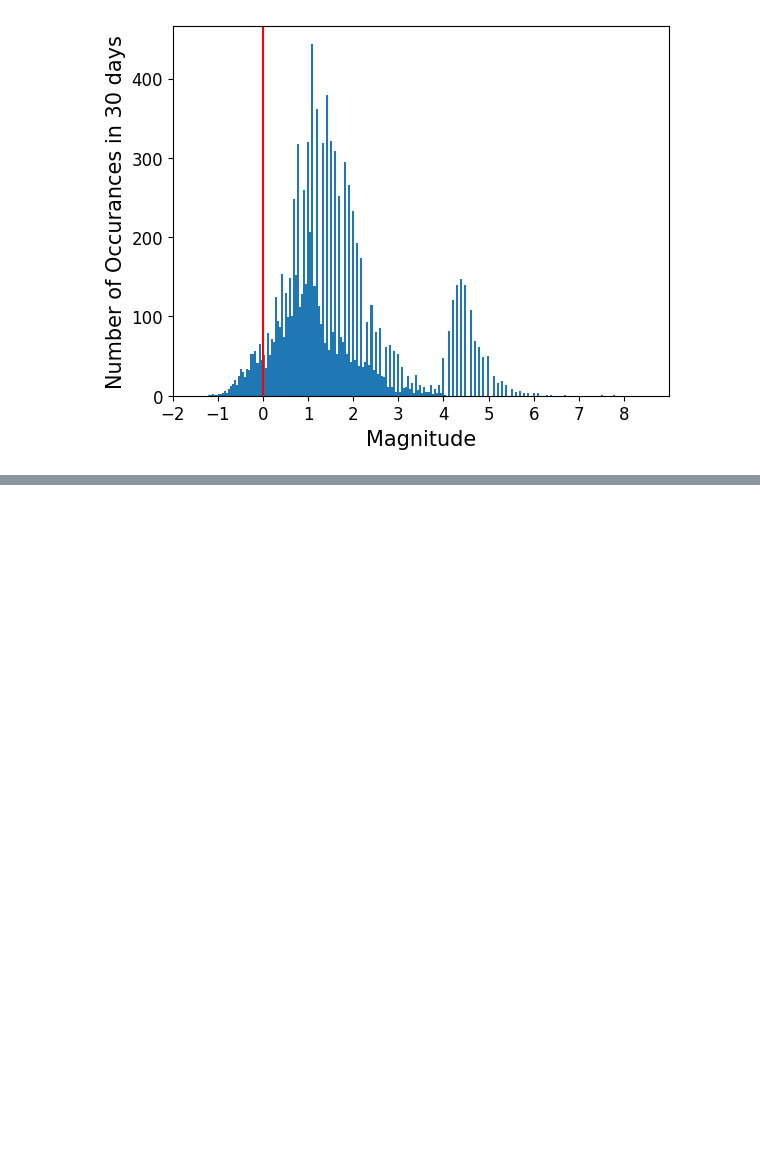
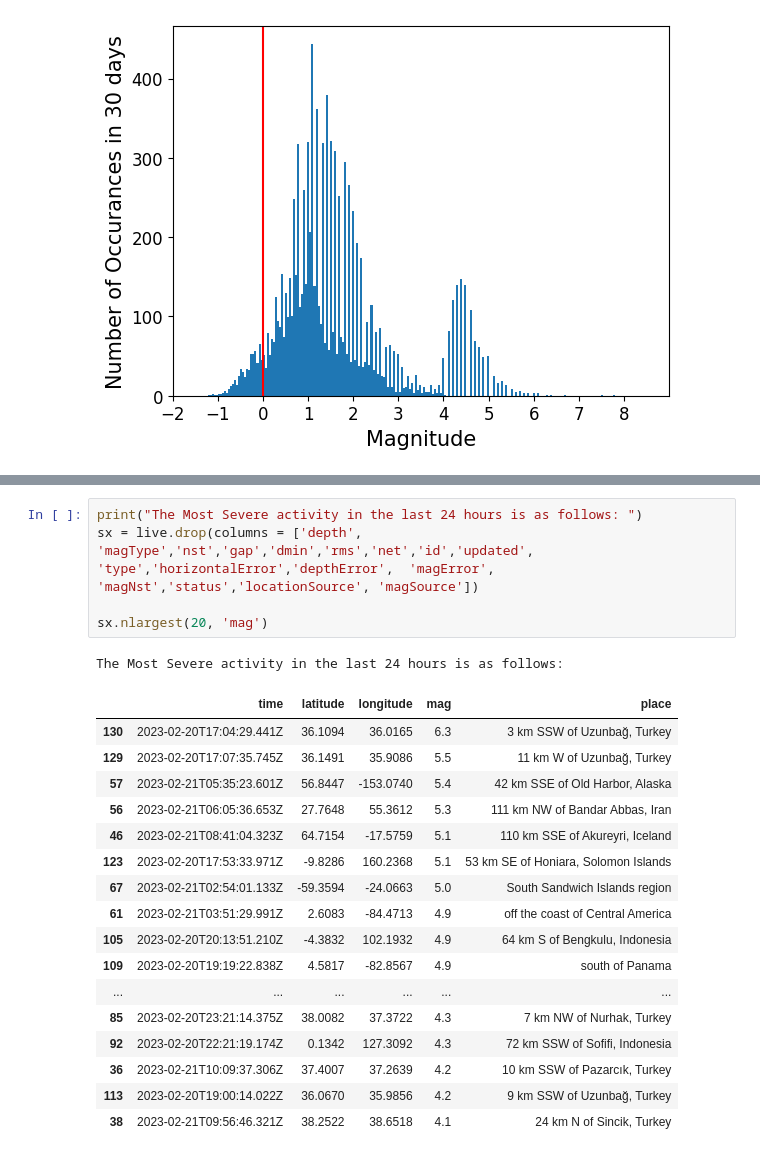
Before and after one commit to Hoskins-s559245/datafun-06-projects, a Jupyter notebook: Hoskins_Task1.ipynb, the cells around one changed output, grey strips where cells are left out. Drawn from its saved outputs; the diff is of its cells as text; blank space fills up the shorter version.

```diff
--- a/Hoskins_Task1.ipynb
+++ b/Hoskins_Task1.ipynb
@@ -142,0 +190,25 @@ m.bluemarble()
+# %%
+print("The Most Severe activity in the last 24 hours is as follows: ")
+sx = live.drop(columns = ['depth', 'magType','nst','gap','dmin','rms','net','id','updated',
+'type','horizontalError','depthError',	'magError',	'magNst','status','locationSource',	'magSource'])
+
+sx.nlargest(20, 'mag')
+# %% [output]
+The Most Severe activity in the last 24 hours is as follows:
+|  | time | latitude | longitude | mag | place |
+| 130 | 2023-02-20T17:04:29.441Z | 36.1094 | 36.0165 | 6.3 | 3 km SSW of Uzunbağ, Turkey |
+| 129 | 2023-02-20T17:07:35.745Z | 36.1491 | 35.9086 | 5.5 | 11 km W of Uzunbağ, Turkey |
+| 57 | 2023-02-21T05:35:23.601Z | 56.8447 | -153.0740 | 5.4 | 42 km SSE of Old Harbor, Alaska |
+| 56 | 2023-02-21T06:05:36.653Z | 27.7648 | 55.3612 | 5.3 | 111 km NW of Bandar Abbas, Iran |
+| 46 | 2023-02-21T08:41:04.323Z | 64.7154 | -17.5759 | 5.1 | 110 km SSE of Akureyri, Iceland |
+| 123 | 2023-02-20T17:53:33.971Z | -9.8286 | 160.2368 | 5.1 | 53 km SE of Honiara, Solomon Islands |
+| 67 | 2023-02-21T02:54:01.133Z | -59.3594 | -24.0663 | 5.0 | South Sandwich Islands region |
+| 61 | 2023-02-21T03:51:29.991Z | 2.6083 | -84.4713 | 4.9 | off the coast of Central America |
+| 105 | 2023-02-20T20:13:51.210Z | -4.3832 | 102.1932 | 4.9 | 64 km S of Bengkulu, Indonesia |
+| 109 | 2023-02-20T19:19:22.838Z | 4.5817 | -82.8567 | 4.9 | south of Panama |
+| ... | ... | ... | ... | ... | ... |
+| 85 | 2023-02-20T23:21:14.375Z | 38.0082 | 37.3722 | 4.3 | 7 km NW of Nurhak, Turkey |
+| 92 | 2023-02-20T22:21:19.174Z | 0.1342 | 127.3092 | 4.3 | 72 km SSW of Sofifi, Indonesia |
+| 36 | 2023-02-21T10:09:37.306Z | 37.4007 | 37.2639 | 4.2 | 10 km SSW of Pazarcık, Turkey |
+| 113 | 2023-02-20T19:00:14.022Z | 36.0670 | 35.9856 | 4.2 | 9 km SSW of Uzunbağ, Turkey |
+| 38 | 2023-02-21T09:56:46.321Z | 38.2522 | 38.6518 | 4.1 | 24 km N of Sincik, Turkey |
```
Also changed, not shown: parts of 10 cells of this notebook.
